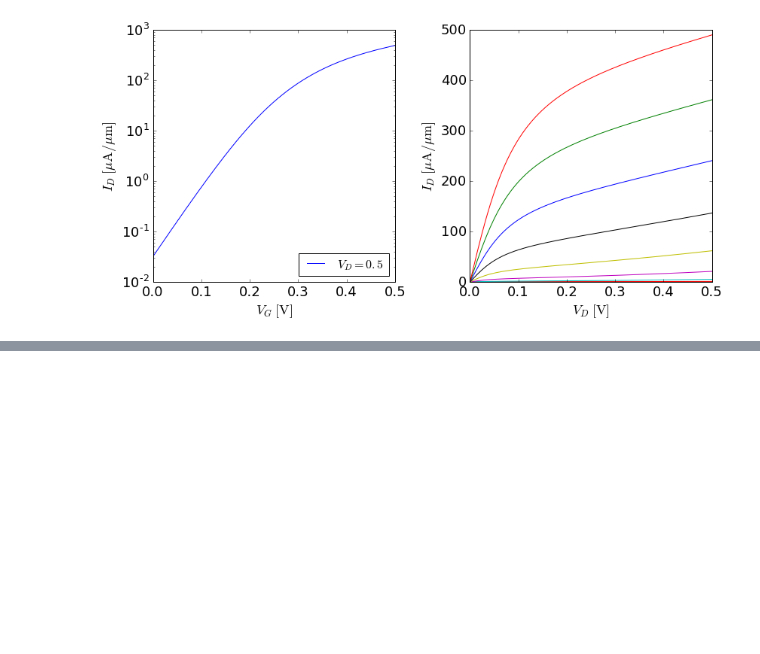
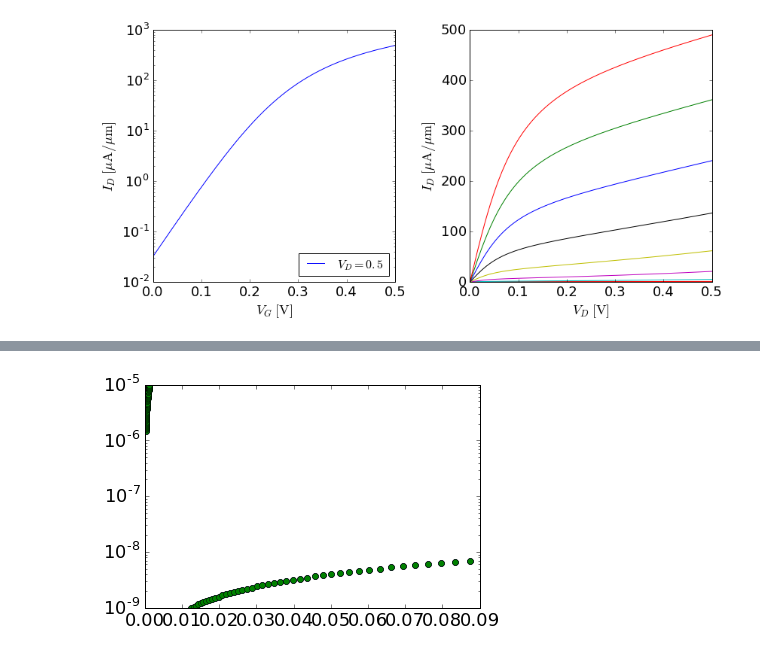
Before and after one commit to samueljamesbader/HyperFET_Project, a Jupyter notebook: DRC2017/Exploration/WeirdOscillations.ipynb, the cells around one changed output, grey strips where cells are left out. Drawn from its saved outputs; the diff is of its cells as text; code cells hidden in the pictures; blank space fills up the shorter version.

```diff
--- a/DRC2017/Exploration/WeirdOscillations.ipynb
+++ b/DRC2017/Exploration/WeirdOscillations.ipynb
@@ -148,0 +169,10 @@ display(out)
+# %%
+hf=HyperFET(fet2,vo2)
+from hyperfet.devices import Direction
+I=np.logspace(-2,2,200)*fet2.W
+plt.figure()
+plt.plot(vo2.V(I,Direction.FORWARD),I,'o')
+plt.plot(vo2.V(I,Direction.BACKWARD),I,'o')
+plt.yscale('log')
+# %% [output]
+[figure, added]
```
Also changed, not shown: parts of 15 cells of this notebook, 3 other files.
